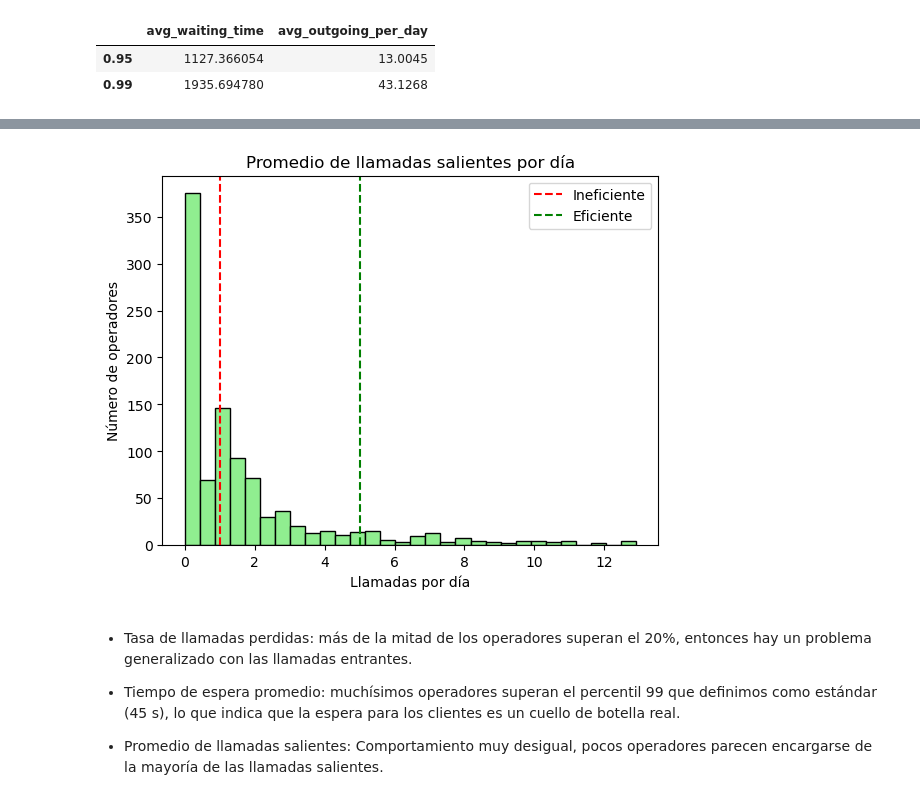
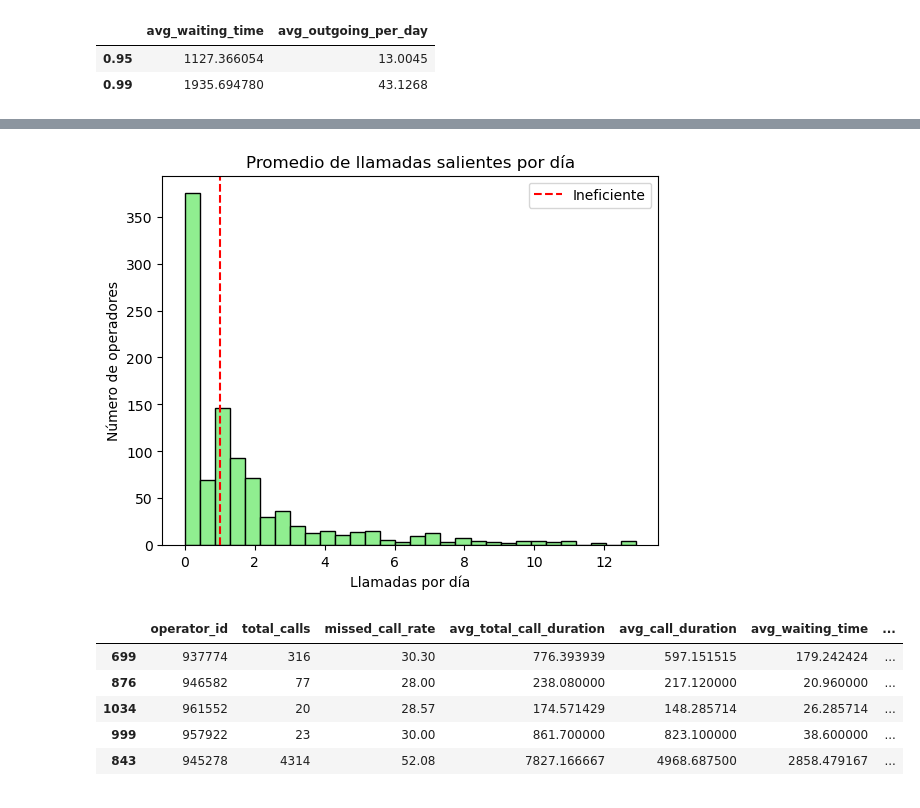
Before and after one commit to latostadorano/inefficient-operators-analysis, a Jupyter notebook: s14_telecom.ipynb, the cells around one changed output, grey strips where cells are left out. Cells and saved outputs as stored; diff of their text form; code cells hidden in the pictures.

```diff
--- a/s14_telecom.ipynb
+++ b/s14_telecom.ipynb
@@ -604,17 +597,10 @@ plt.show()
 
 plt.hist(operator_clean["avg_outgoing_per_day"], bins=30, color='lightgreen', edgecolor='black')
 plt.axvline(1, color='red', linestyle='--', label='Ineficiente')
-plt.axvline(5, color='green', linestyle='--', label='Eficiente')
 plt.title('Promedio de llamadas salientes por día')
 plt.xlabel('Llamadas por día')
 plt.ylabel('Número de operadores')
 plt.legend()
 plt.show()
 # %% [output]
-[figure, old version]
+[figure, new version]
-# %% [markdown]
-- Tasa de llamadas perdidas: más de la mitad de los operadores superan el 20%, entonces hay un problema generalizado con las llamadas entrantes.
-
-- Tiempo de espera promedio: muchísimos operadores superan el percentil 99 que definimos como estándar (45 s), lo que indica que la espera para los clientes es un cuello de botella real.
-
-- Promedio de llamadas salientes: Comportamiento muy desigual, pocos operadores parecen encargarse de la mayoría de las llamadas salientes.
@@ -620,0 +623,9 @@ plt.show()
+# %%
+operator_stats.sample(5)
+# %% [output]
+|  | operator_id | total_calls | missed_call_rate | avg_total_call_duration | avg_call_duration | avg_waiting_time | ... |
+| 699 | 937774 | 316 | 30.30 | 776.393939 | 597.151515 | 179.242424 | ... |
+| 876 | 946582 | 77 | 28.00 | 238.080000 | 217.120000 | 20.960000 | ... |
+| 1034 | 961552 | 20 | 28.57 | 174.571429 | 148.285714 | 26.285714 | ... |
+| 999 | 957922 | 23 | 30.00 | 861.700000 | 823.100000 | 38.600000 | ... |
+| 843 | 945278 | 4314 | 52.08 | 7827.166667 | 4968.687500 | 2858.479167 | ... |
```
Also changed, not shown: parts of 17 cells of this notebook.
